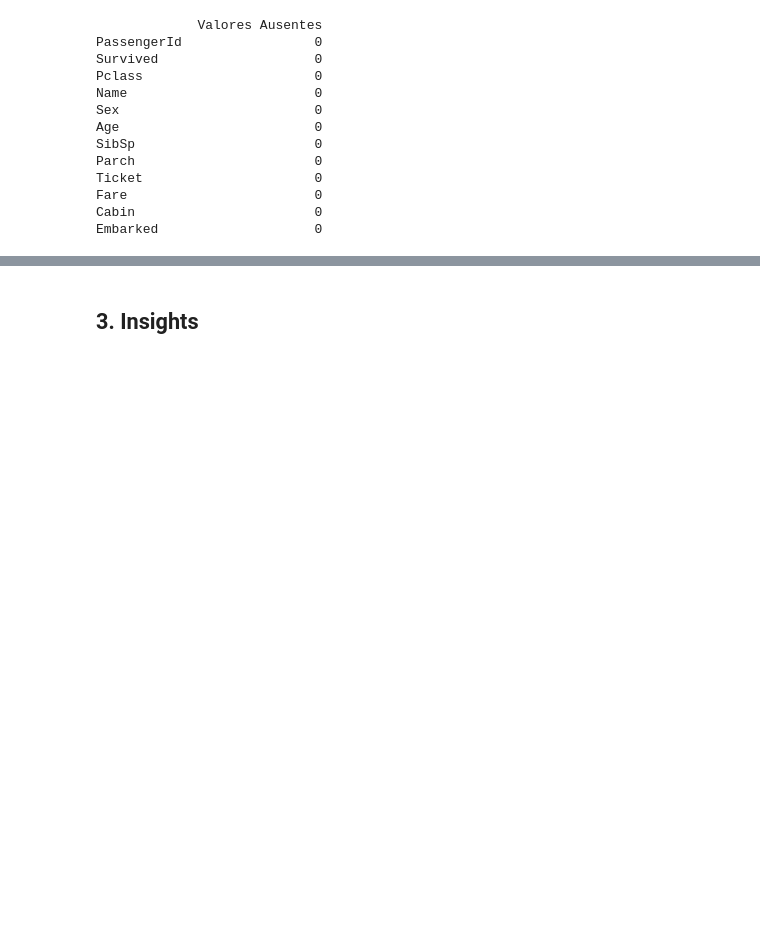
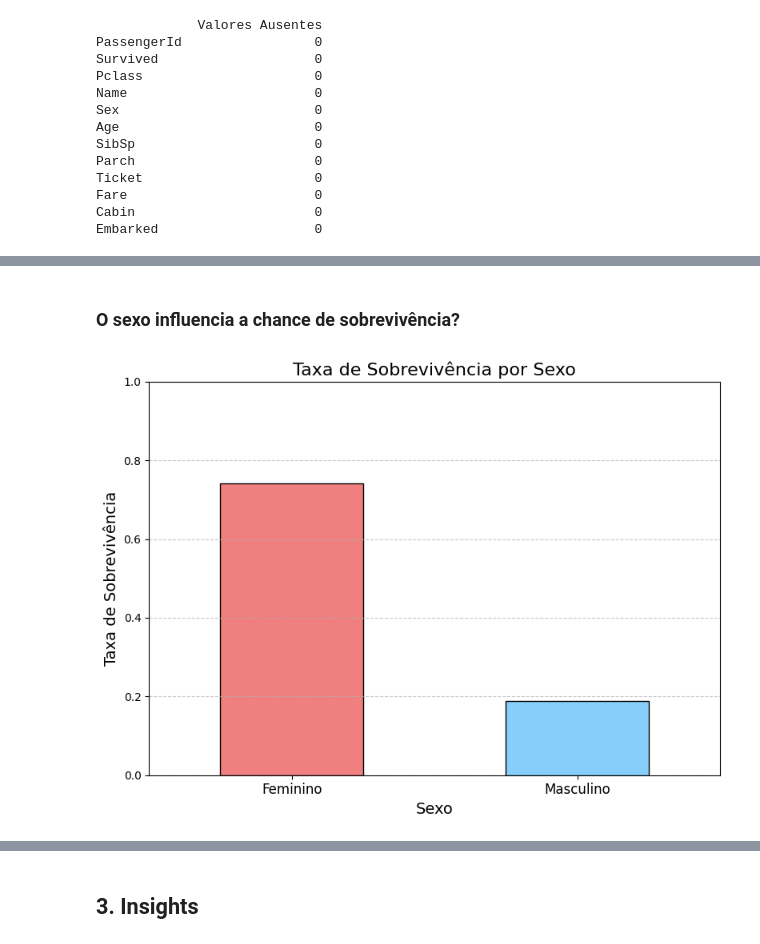
Before and after one commit to Giselz/avanti-bootcamp-cdd, a Jupyter notebook: notebooks/01-exploratory_data_analysis.ipynb, the cells around one changed output, grey strips where cells are left out. Drawn from its saved outputs; the diff is of its cells as text; code cells hidden in the pictures; blank space fills up the shorter version.

```diff
--- a/notebooks/01-exploratory_data_analysis.ipynb
+++ b/notebooks/01-exploratory_data_analysis.ipynb
@@ -273,0 +353,9 @@ Age      Age in years NaN                       Quantitativa
+# %%
+# Qual é a taxa de sobrevivência geral?
+taxa_sobrevivencia = df['Survived'].mean()
+print(f"Taxa de sobrevivência geral: {taxa_sobrevivencia:.2%}")
+
+# O sexo influencia a chance de sobrevivência?
+sobrevivencia_por_sexo = df.groupby('Sex')['Survived'].mean()
+print("Taxa de sobrevivência por sexo:")
+print(sobrevivencia_por_sexo)
@@ -273,0 +390,15 @@ Age      Age in years NaN                       Quantitativa
+# %% [markdown]
+### O sexo influencia a chance de sobrevivência?
+# %%
+plt.figure(figsize=(8, 6))
+sobrevivencia_por_sexo.plot(kind='bar', color=['lightcoral', 'lightskyblue'], edgecolor='black')
+plt.title('Taxa de Sobrevivência por Sexo', fontsize=16)
+plt.xlabel('Sexo', fontsize=14)
+plt.ylabel('Taxa de Sobrevivência', fontsize=14)
+plt.xticks(ticks=[0, 1], labels=['Feminino', 'Masculino'], rotation=0, fontsize=12)
+plt.ylim(0, 1)  # Taxa entre 0 e 1
+plt.grid(axis='y', linestyle='--', alpha=0.7)
+plt.tight_layout()
+plt.show()
+# %% [output]
+[figure, added]
```
Also changed, not shown: parts of 17 cells of this notebook.
